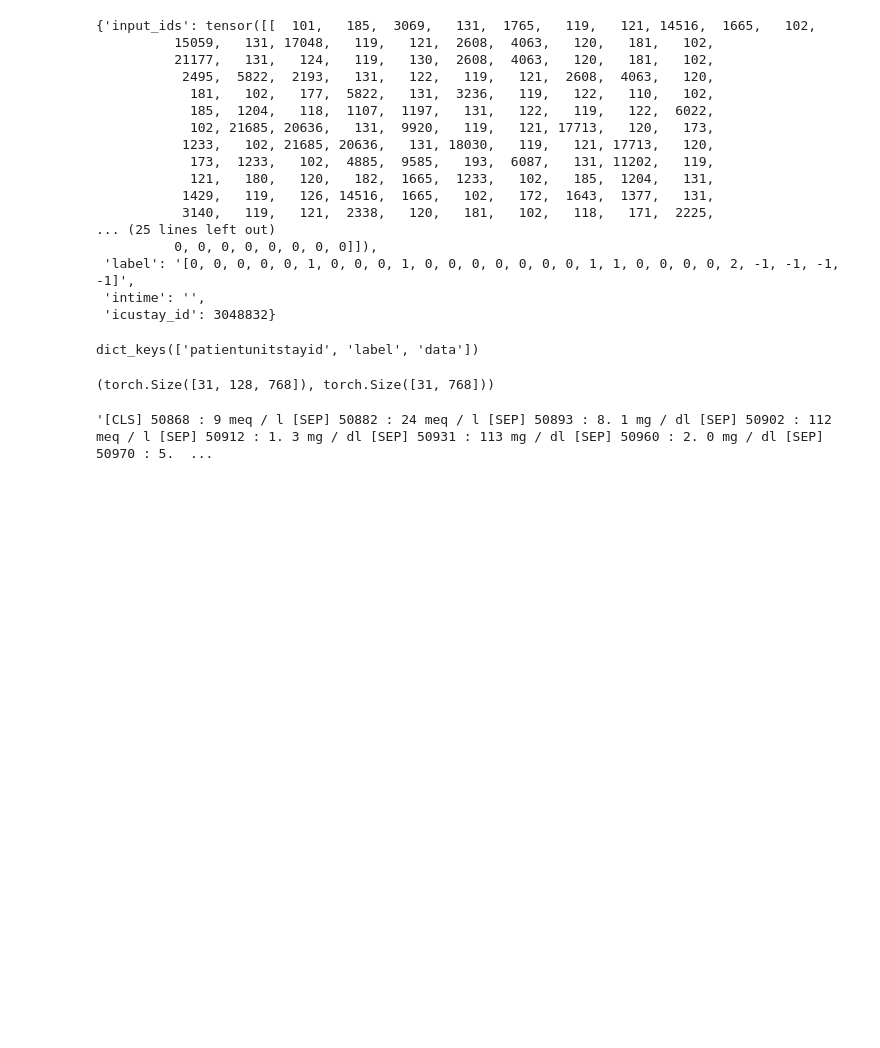
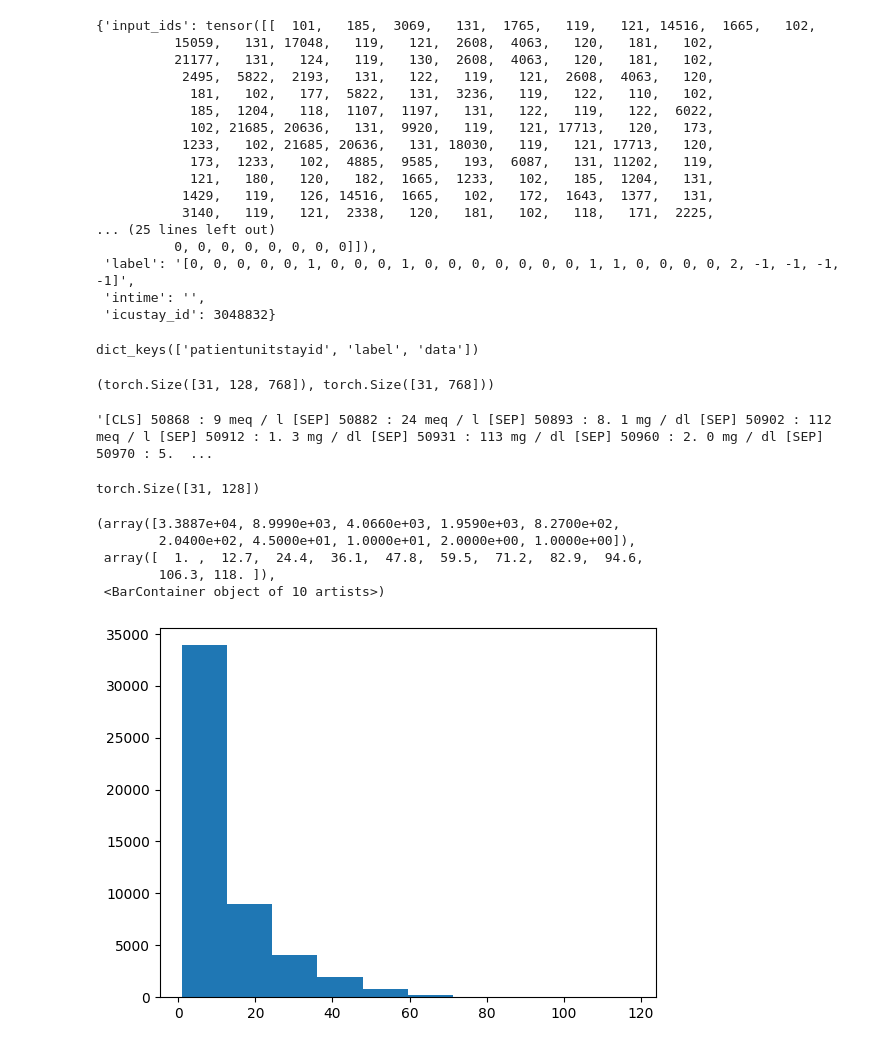
Before and after one commit to nannullna/ai612-project2-2023, a Jupyter notebook: exp.ipynb, the cells around one changed output. Cells and saved outputs as stored; diff of their text form; code cells hidden in the pictures; blank space fills up the shorter version.

```diff
--- a/exp.ipynb
+++ b/exp.ipynb
@@ -323,3 +323,32 @@ outputs['last_hidden_state'].shape, outputs['pooler_output'].shape
 dataset.tokenizer.decode(input_ids[0], skip_special_tokens=False)
 # %% [output]
 '[CLS] 50868 : 9 meq / l [SEP] 50882 : 24 meq / l [SEP] 50893 : 8. 1 mg / dl [SEP] 50902 : 112 meq / l [SEP] 50912 : 1. 3 mg / dl [SEP] 50931 : 113 mg / dl [SEP] 50960 : 2. 0 mg / dl [SEP] 50970 : 5.  ...
+# %%
+dataset[0]['input_ids'].shape
+# %% [output]
+torch.Size([31, 128])
+# %%
+# hyelin
+import random
+from tqdm import tqdm
+
+timesteps = []
+vec_lengths = []
+
+sample_idx = random.sample(range(len(dataset)), 50000)
+
+for i in tqdm(sample_idx):
+    input_ids = dataset[i]['input_ids']
+    timesteps.append(input_ids.shape[0])
+    vec_lengths.append([torch.count_nonzero(t).item() for t in dataset[0]['input_ids']])
+# %%
+import matplotlib.pyplot as plt
+
+plt.hist(timesteps)
+# %% [output]
+(array([3.3887e+04, 8.9990e+03, 4.0660e+03, 1.9590e+03, 8.2700e+02,
+        2.0400e+02, 4.5000e+01, 1.0000e+01, 2.0000e+00, 1.0000e+00]),
+ array([  1. ,  12.7,  24.4,  36.1,  47.8,  59.5,  71.2,  82.9,  94.6,
+        106.3, 118. ]),
+ <BarContainer object of 10 artists>)
+[figure, added]
```
Also changed, not shown: parts of 5 cells of this notebook, 6 other files.
